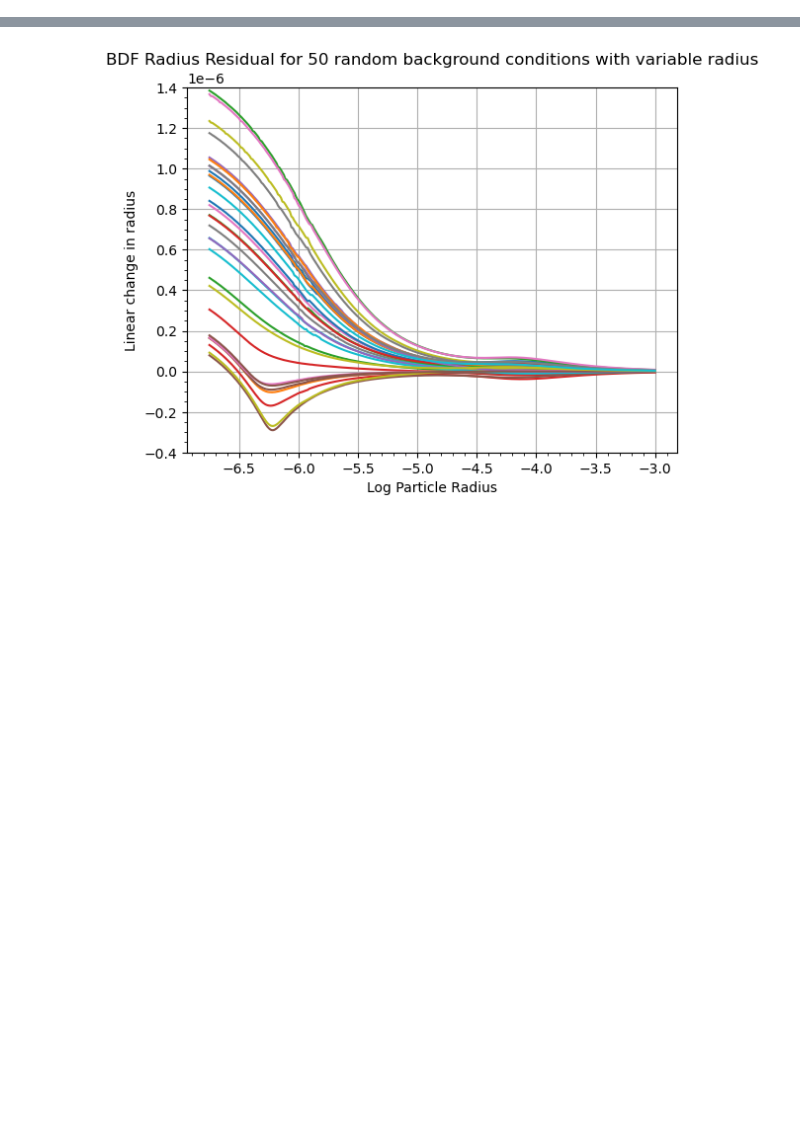
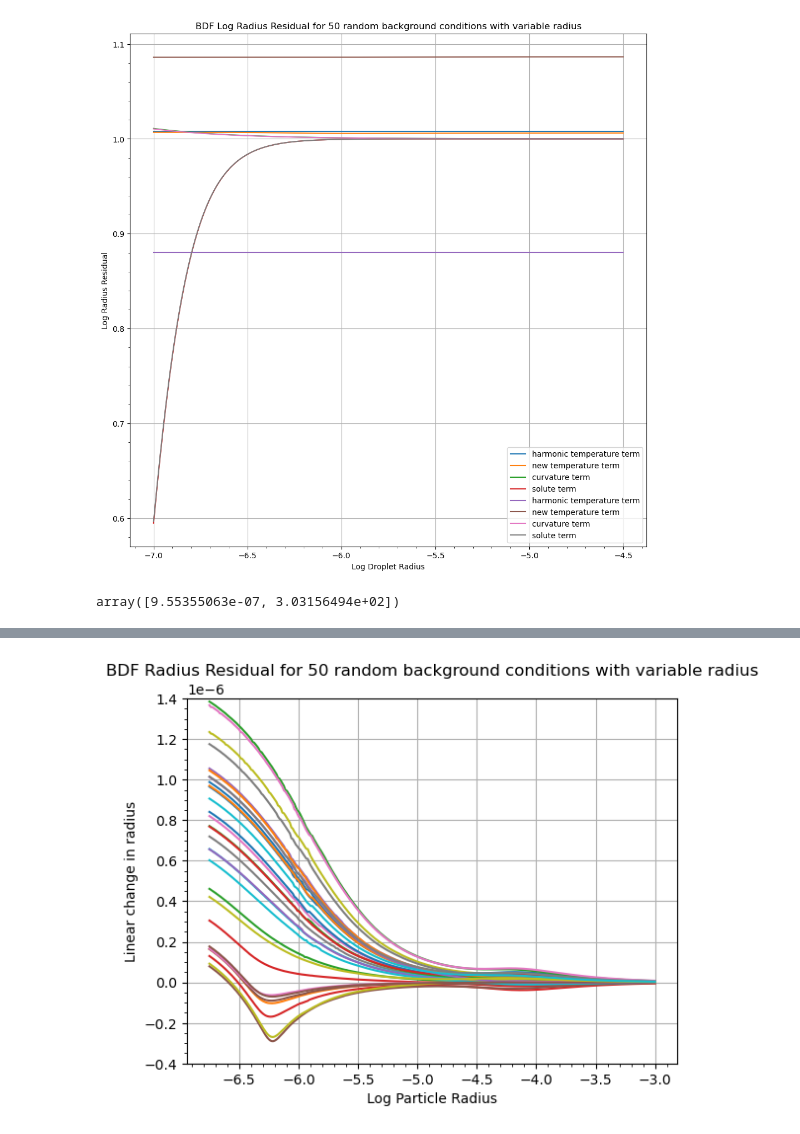
Before and after one commit to RichterLab/NTLP, a Jupyter notebook: droplet_approximation/notebooks/loss_testing.ipynb, the cells around one changed output, grey strips where cells are left out. Saved outputs shown, nothing was run; the diff lists cells and outputs as text; code cells hidden in the pictures; blank space fills up the shorter version.

```diff
--- a/droplet_approximation/notebooks/loss_testing.ipynb
+++ b/droplet_approximation/notebooks/loss_testing.ipynb
@@ -153,0 +169,42 @@ plt.show()
+# %%
+rhow = np.float64( 1000.0 )
+#Cpp  = np.float64( 4190 )  #CM1
+Cpp  = np.float64( 4179 )  #NTLP
+Mw   = np.float64( 0.018015 )
+Ru   = np.float64( 8.3144 )
+Gam  = np.float64( 7.28e-2 )
+Shp  = np.float64( 2 )
+Sc   = np.float64( 0.615 )
+Pra  = np.float64( 0.715 )
+Cpa  = np.float64( 1006.0 )
+nuf  = np.float64( 1.57e-5 )
+Lv   = np.float64( (25.0 - 0.02274*26)*10**5 )
+Nup  = np.float64( 2 )
+
+
+def t1(x, p):
+    return Lv*Mw/Ru*(1/p[..., 1] - 1/x[..., 1])
+def t2(x, p):
+    return 2*Mw*Gam/Ru/rhow/x[..., 0]/x[..., 1]
+def t3(x, p):
+    return -p[..., 0]/(4.0/3.0*np.pi*x[..., 0]**3*rhow)
+
+plt.figure(figsize=(12,12))
+plt.minorticks_on()
+plt.grid()
+plt.title("BDF Log Radius Residual for 50 random background conditions with variable radius")
+plt.xlabel("Log Droplet Radius")
+plt.ylabel("Log Radius Residual")
+for i in range(droplet_count)[6:7]:
+    plt.plot(np.log10(radii), np.exp(t1( droplet_parameters[i, :, :2], droplet_parameters[i, :, 2:] )), label="harmonic temperature term" )
+    plt.plot(np.log10(radii), np.exp(t1( results[i, :, :], droplet_parameters[i, :, 2:] )), label="new temperature term" )
+    plt.plot(np.log10(radii), np.exp(t2( droplet_parameters[i, :, :2], droplet_parameters[i, :, 2:] )), label="curvature term" )
+    plt.plot(np.log10(radii), np.exp(t3( droplet_parameters[i, :, :2], droplet_parameters[i, :, 2:] )), label="solute term" )
+plt.legend()
+plt.show()
+# %% [output]
+[figure, added]
+# %%
+results[0, 0, :]
+# %% [output]
+array([9.55355063e-07, 3.03156494e+02])
```
Also changed, not shown: parts of 15 cells of this notebook, 1 other file.
